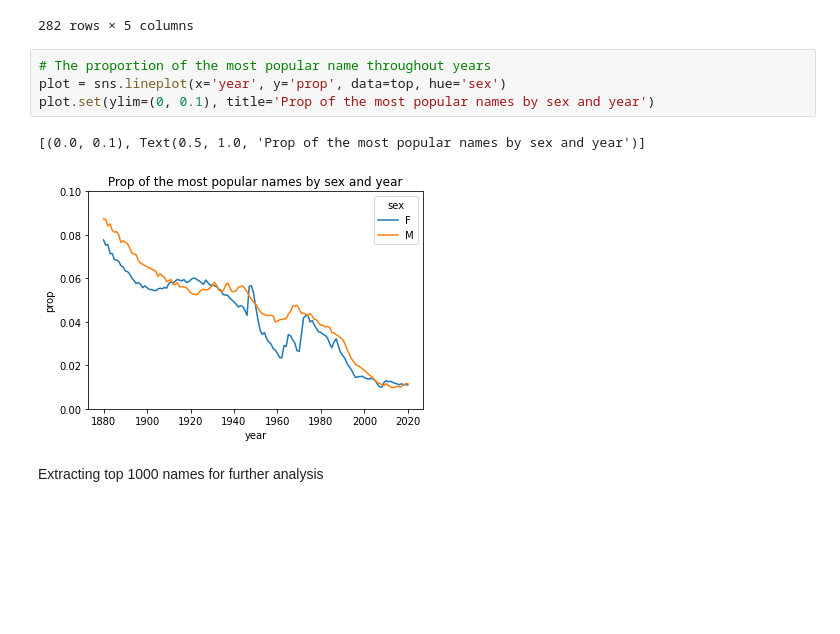
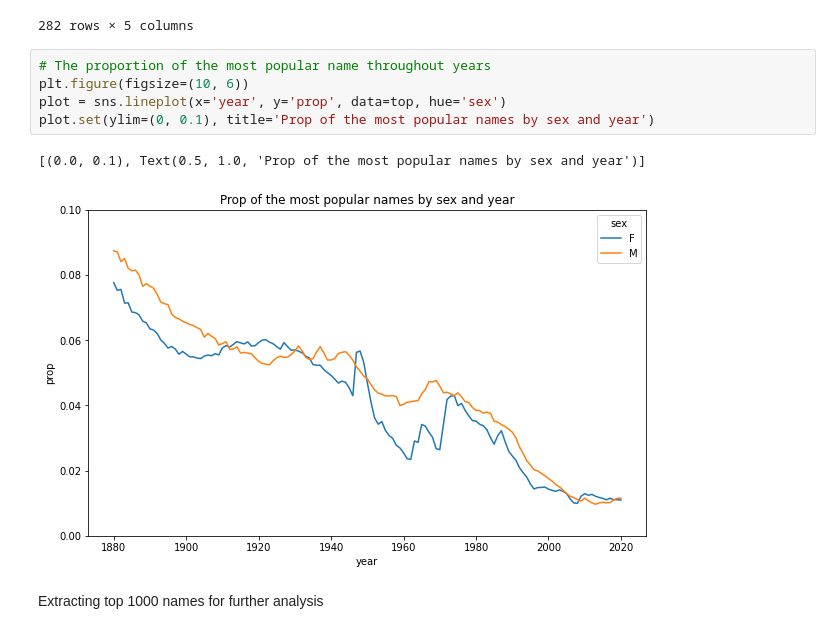
Before and after one commit to saltanatio/DataAnalysisProjects-, a Jupyter notebook: USbabynames.ipynb, the cells around one changed output. Cells and saved outputs as stored; diff of their text form; blank space fills up the shorter version.

```diff
--- a/USbabynames.ipynb
+++ b/USbabynames.ipynb
@@ -168,11 +176,12 @@ top
 282 rows × 5 columns
 # %%
 # The proportion of the most popular name throughout years
+plt.figure(figsize=(10, 6))
 plot = sns.lineplot(x='year', y='prop', data=top, hue='sex')
 plot.set(ylim=(0, 0.1), title='Prop of the most popular names by sex and year')
 # %% [output]
 [(0.0, 0.1), Text(0.5, 1.0, 'Prop of the most popular names by sex and year')]
-[figure, old version]
+[figure, new version]
 # %% [markdown]
 Extracting top 1000 names for further analysis
 # %%
```
Also changed, not shown: parts of 7 cells of this notebook.
